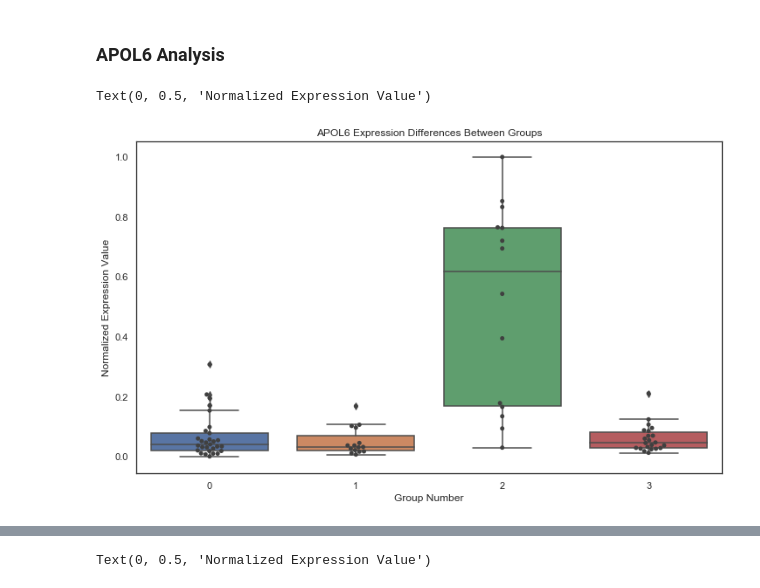
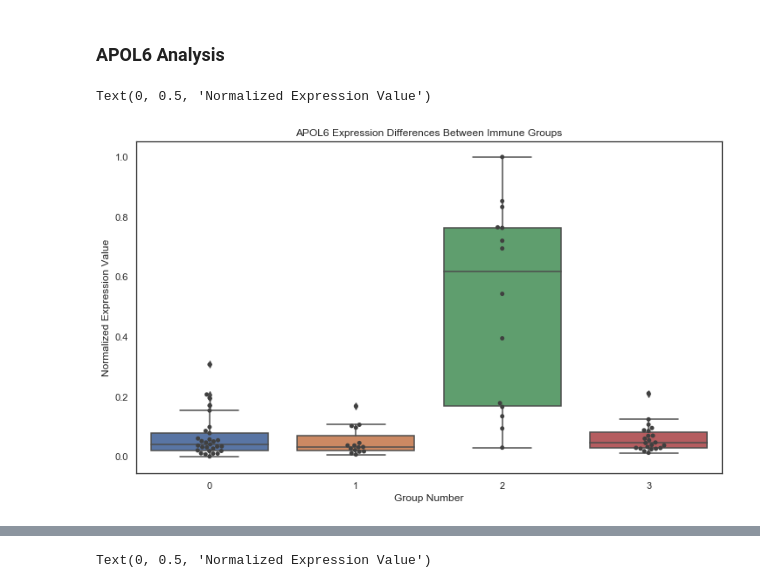
Before and after one commit to N8Grant/TripodsREU, a Jupyter notebook: scripts/Week5Exp.ipynb, the cells around one changed output, grey strips where cells are left out. Cells and saved outputs as stored; diff of their text form; code cells hidden in the pictures.

```diff
--- a/scripts/Week5Exp.ipynb
+++ b/scripts/Week5Exp.ipynb
@@ -391,3 +391,15 @@ DC  difference between groups  0   1  p-value:  0.04543268254395655
 Monocytes  difference between groups  0   1  p-value:  0.003818424348530722
 # %% [markdown]
 No difference in CD8 T cells, interesting... One difference that is also interesing is the fact that there is a large difference between the B cells in the BAP1 -1 group and the BAP1 0 group. This slso showed up in the clustering where group 2, which accounted for 52% of the BAP1 -1 patients and consisted of 100% BAP1 -1 patients also had a difference between the B cells in the other two clusters. There was also a difference in monocytes across the two groups, which again showed up in a test bewteen groups 0 and 2, with 20% and 100% of the clusters being BAP1 -1 respectivley.
+# %%
+for i in range(len(immune_fractions_df.columns)):
+    x = []
+    y = []
+    for p in list(patient_dict.keys()):
+        if not np.isnan(patient_dict[p]['os_status']):
+            x.append(patient_dict[p]['immune_fractions'][i])
+            y.append(gene_expression.loc[p,"BAP1"])
+    x = np.asarray(x)
+    r, p = stats.pearsonr(y,x)
+    if p < .05:
+        print("|","BAP1","|",immune_fractions_df.columns[i],"|",r,"|",p,"|")
@@ -915,11 +941,11 @@ Immune group 2 and expression group 2 have the highest overlap which is interest
 # %%
 y = [list(gene_expression.loc[immune_ids[i],"APOL6"].values) for i in range(4)]
 temp_df = pd.DataFrame(data=y)
 sns.swarmplot( data=temp_df.T,color=".25")
 sns.boxplot(data=temp_df.T)
-plt.title("APOL6 Expression Differences Between Groups")
+plt.title("APOL6 Expression Differences Between Immune Groups")
 plt.xlabel("Group Number")
 plt.ylabel("Normalized Expression Value")
 # %% [output]
 Text(0, 0.5, 'Normalized Expression Value')
-[figure, old version]
+[figure, new version]
```
Also changed, not shown: parts of 13 cells of this notebook, 24 other files.
